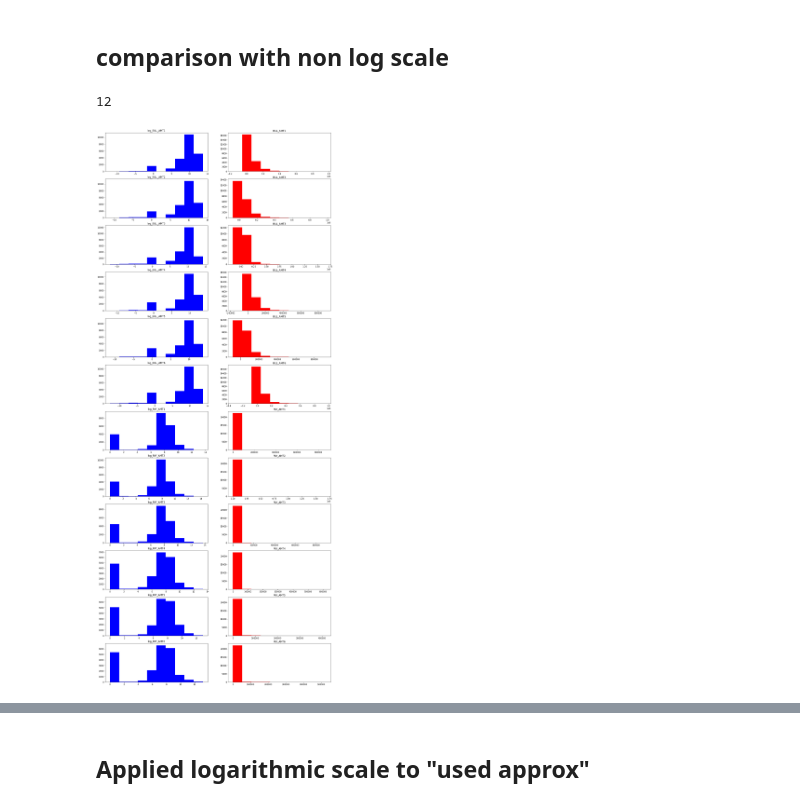
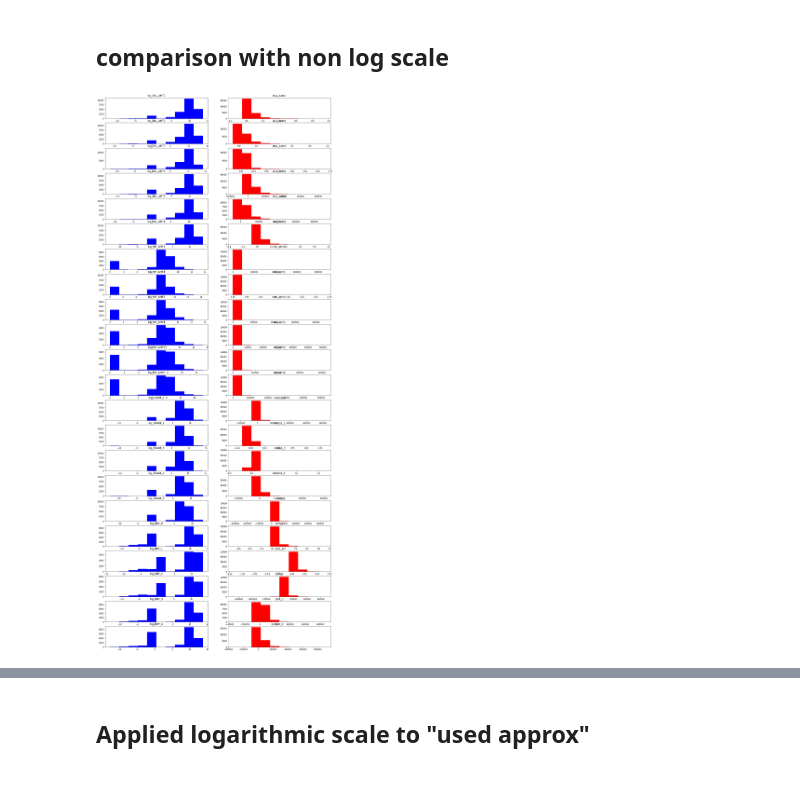
Before and after one commit to sinwall/221117_MLBasic, a Jupyter notebook: SW/EDA.ipynb, the cells around one changed output, grey strips where cells are left out. Saved outputs shown, nothing was run; the diff lists cells and outputs as text; code cells hidden in the pictures.

```diff
--- a/SW/EDA.ipynb
+++ b/SW/EDA.ipynb
@@ -133,3 +133,9 @@ for i in range(5):
+# %%
+df_difference_log=pd.concat([df.ID,df_difference.iloc[:,1:].apply(log_pre_col,axis=0)],axis=1)
+rename_dict = {}
+for i in df_difference.iloc[:,1:].columns:
+    rename_dict[i] = 'log_'+i
+df_difference_log =df_difference_log.rename(rename_dict,axis=1)
 # %%
 df.loc[df.PAY_3==-2]
 # %% [output]
@@ -162,6 +168,8 @@ df_usage.hist(figsize=(30,25))
 plt.show()
 # %% [output]
 [figure]
+# %%
+df = pd.concat([df,df_usage.iloc[:,1:],df_difference.iloc[:,1:]],axis=1)
 # %% [markdown]
 ## BOX COX or other functions
 # %% [markdown]
@@ -171,8 +179,11 @@ def log_pre (x):
     return np.log(1+abs(x))*np.sign(x)
 def log_pre_col (column):
     return column.map(lambda x:log_pre(x))
+# %%
+USAGE = [column for column in df_usage.columns if column !='ID']
+DIFF = [column for column in df_difference.columns if column !='ID']
 # %%
-df_log =pd.concat([df.ID,df[BILL+PAY].apply(log_pre_col,axis=0)],axis=1) #apply(function,axis=) map of those who use index/column as a index
+df_log =pd.concat([df.ID,df[BILL+PAY+USAGE+DIFF].apply(log_pre_col,axis=0)],axis=1) #apply(function,axis=) map of those who use index/column as a index
 rename_dict = {}
 for i in df_log.iloc[:,1:].columns:
     rename_dict[i] = 'log_'+i
@@ -185,22 +196,19 @@ plt.show()
 # %% [markdown]
 ## comparison with non log scale
-# %%
-len(BILL+PAY)
-# %% [output]
-12
 # %%
-fig, axes = plt.subplots(12,2, num=1, clear=True, figsize=(20,50))
+N = BILL+PAY+USAGE+DIFF
+n = len(N)
+fig, axes = plt.subplots(n,2, num=1, clear=True, figsize=(20,50))
 
-for i in range(12):
-    axes[i,0].hist(df_log.iloc[:,1+i],color='b')
-    axes[i,0].set_title(df_log.columns[i+1])
-for k,col_name in enumerate(BILL+PAY):
+for i,column in enumerate(N):
+    axes[i,0].hist(df_log[f'log_{column}'],color='b')
+    axes[i,0].set_title(f'log_{column}')
+for k,col_name in enumerate(N):
     axes[k,1].hist(df[col_name],color='r')
     axes[k,1].set_title(col_name)
-    k+=1
 plt.show()
 # %% [output]
-[figure, old version]
+[figure, new version]
 # %%
 df_log.describe()
 # %% [output]
```
Also changed, not shown: parts of 24 cells of this notebook.
